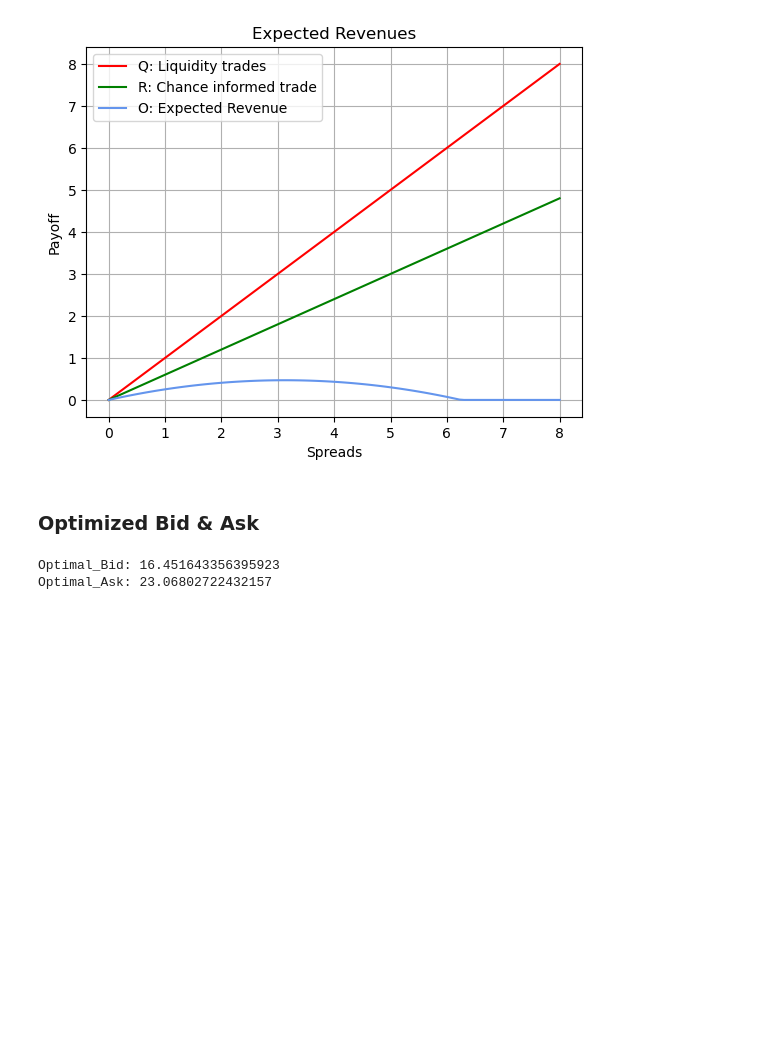
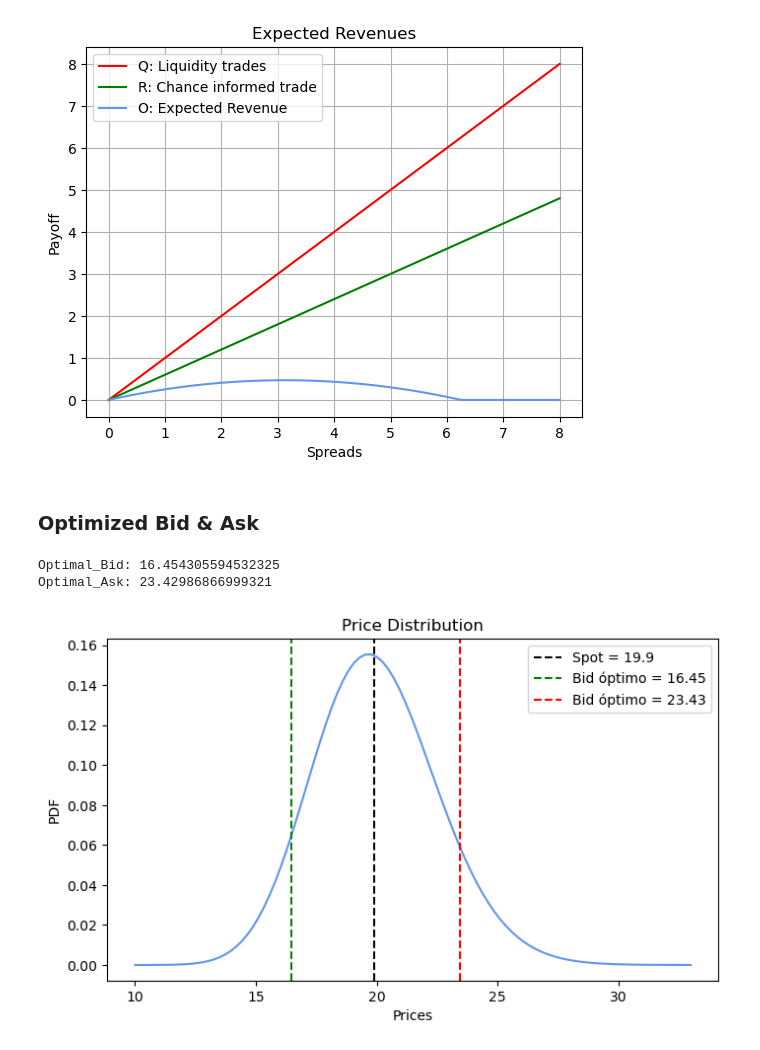
Before and after one commit to AlejandroFlpz/Microestructuras_y_sistemas_de_trading, a Jupyter notebook: Market Microstructure project.ipynb, the cells around one changed output. Cells and saved outputs as stored; diff of their text form; code cells hidden in the pictures; blank space fills up the shorter version.

Commit message:
optimal_Bid_Ask

```diff
--- a/Market Microstructure project.ipynb
+++ b/Market Microstructure project.ipynb
@@ -14,18 +14,18 @@ from scipy.optimize import minimize
 ### Funciones
 # %%
 def Erlang(k, lamb, S):
-    return (lamb**k) * (S**(k-1)) * np.exp(-lamb*S) / math.factorial(k-1)
+    return (lamb** k * S**(k-1)) * np.exp(-lamb*S) / math.factorial(k-1)
 
 def P_LB(Spreads):
-    return np.maximum(0, 0.5 - 0.08 * Spreads)
+    return np.maximum(0.5 - 0.08 * Spreads,0)
 
 def P_LS(Spreads):
-    return np.maximum(0, 0.5 - 0.08 * Spreads)
+    return np.maximum(0.5 - 0.08 * Spreads,0)
 
 def objective_function(x, S0, Pi,  k, lamb):
     A, B = x
 
-    Total_revenue = ((1 - Pi) * (P_LB(A - S0) + (P_LS(S0 - B)* (S0 - B)))
+    Total_revenue = ((1 - Pi) * (P_LB(A - S0) * (A - S0) + (P_LS(S0 - B)* (S0 - B)))
                      - Pi * (quad(lambda S: (S - A) * Erlang(k, lamb, S), A, np.inf)[0]
                              + quad(lambda S: (B - S) * Erlang(k, lamb, S), 0, B)[0]))
     return -Total_revenue
@@ -66,10 +66,27 @@ plt.show()
 ### Optimized Bid & Ask
 # %%
 S0 = 19.90
-values = [25.0, 15.0]
-optimized_BA = minimize(objective_function, values, args=(S0, Pi, k, lamb))
-print('Optimal_Bid:', optimized_BA.x[1])
-print('Optimal_Ask:', optimized_BA.x[0])
+values = [24.0, 16.0]
+bounds = [(values[1], None), (0, None)]
+
+optimized_BA = minimize(objective_function, values, args=(S0, Pi, k, lamb),method='SLSQP', bounds=bounds)
+opt_A, opt_B = optimized_BA.x
+
+print('Optimal_Bid:',opt_B)
+print('Optimal_Ask:',opt_A)
 # %% [output]
-Optimal_Bid: 16.451643356395923
-Optimal_Ask: 23.06802722432157
+Optimal_Bid: 16.454305594532325
+Optimal_Ask: 23.42986866999321
+# %%
+plt.figure(figsize=(8,4.5))
+plt.plot(S, Erlang(k, lamb, S), color='cornflowerblue')
+plt.axvline(S0, color="black", linestyle="--", label=f"Spot = {S0}")
+plt.axvline(opt_B, color="green", linestyle="--", label=f"Bid óptimo = {opt_B.round(2)}")
+plt.axvline(opt_A, color="red", linestyle="--", label=f"Bid óptimo = {opt_A.round(2)}")
+plt.title("Price Distribution")
+plt.xlabel("Prices")
+plt.ylabel("PDF")
+plt.legend()
+plt.show()
+# %% [output]
+[figure, added]
```
Also changed, not shown: parts of 1 cell of this notebook.
